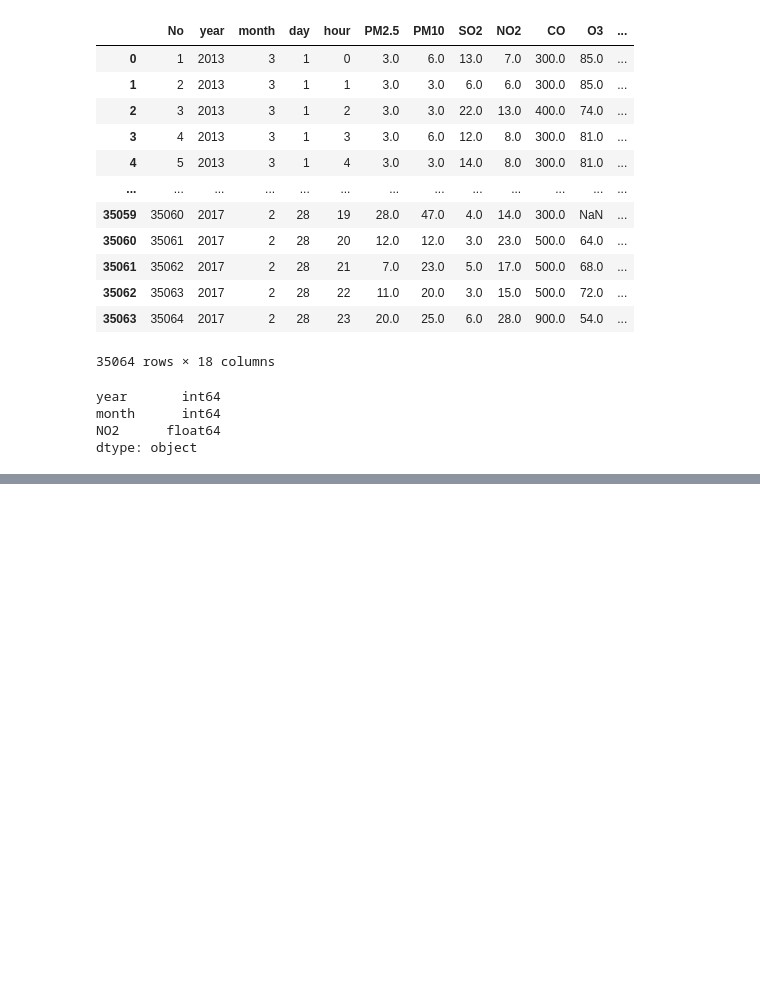
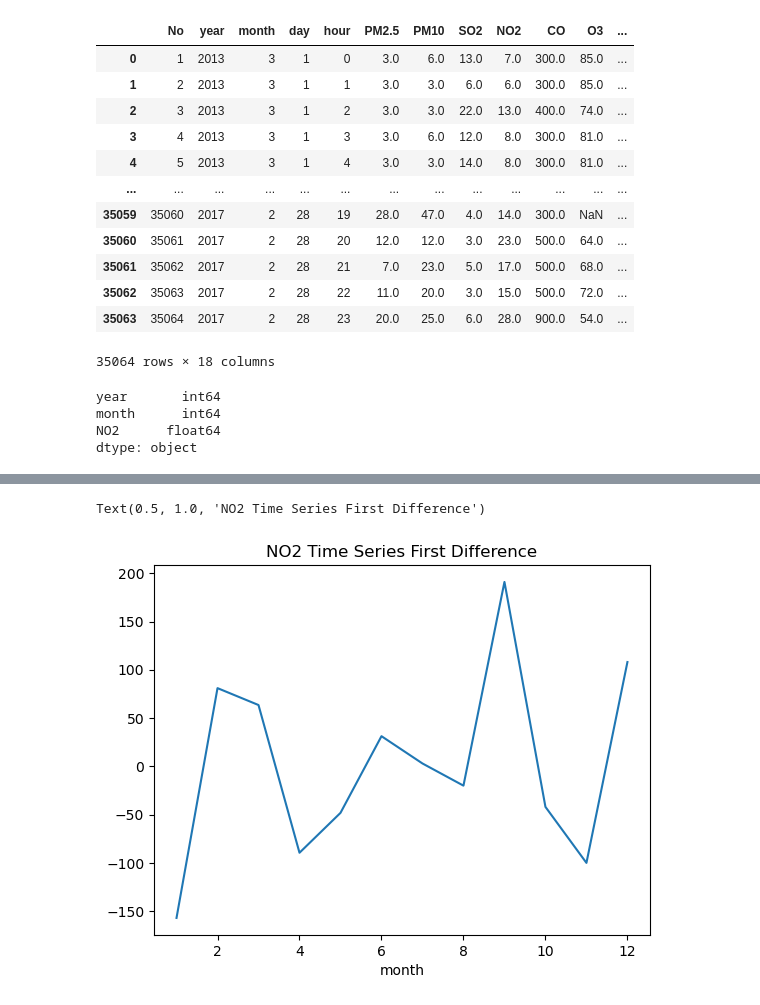
Before and after one commit to TomRush20/BAN-6025-Machine-Learning, a Jupyter notebook: Time_Series_Exploration.ipynb, the cells around one changed output, grey strips where cells are left out. Cells and saved outputs as stored; diff of their text form; code cells hidden in the pictures; blank space fills up the shorter version.

Commit message:
First Difference + Interpolation

```diff
--- a/Time_Series_Exploration.ipynb
+++ b/Time_Series_Exploration.ipynb
@@ -199,0 +202,5 @@ adfuller(air_ts, regression='c')
+# %%
+air_df2 = air_df.drop(index=0)
+air_df2['no2_diff'] = np.diff(air_df['NO2'], n=1)
+air_df2 = air_df2.drop(columns=['NO2'])
+print(air_df2)
@@ -199,0 +225,10 @@ adfuller(air_ts, regression='c')
+# %%
+air_month = air_df2.groupby(['month'])['no2_diff'].sum().reset_index()
+air_ts2 = pd.Series(air_month['no2_diff'].values, index=air_month['month'])
+air_ts2.index.freq = 'MS'
+
+air_ts2.plot()
+plt.title('NO2 Time Series First Difference')
+# %% [output]
+Text(0.5, 1.0, 'NO2 Time Series First Difference')
+[figure, added]
```
Also changed, not shown: parts of 8 cells of this notebook.
